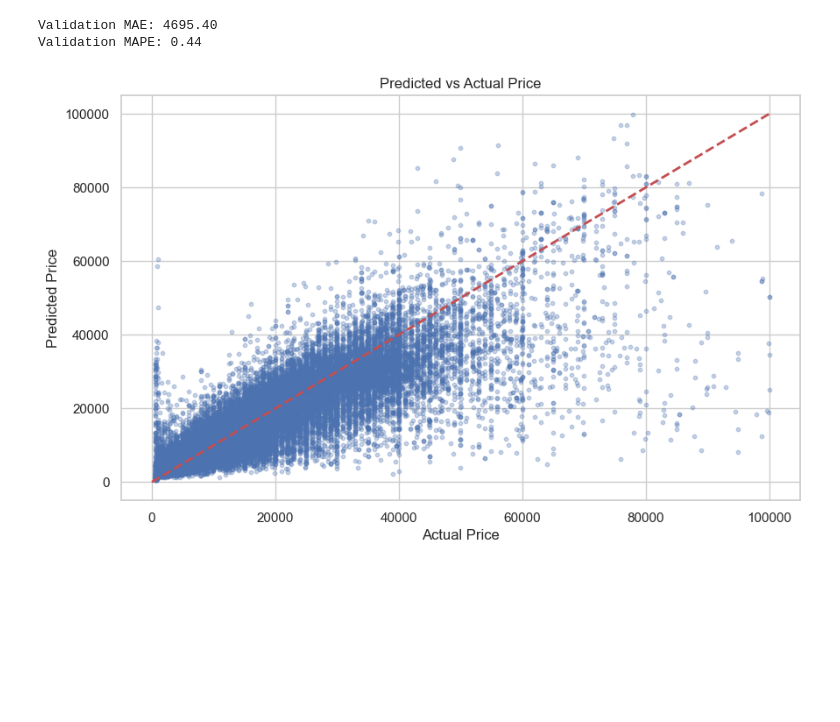
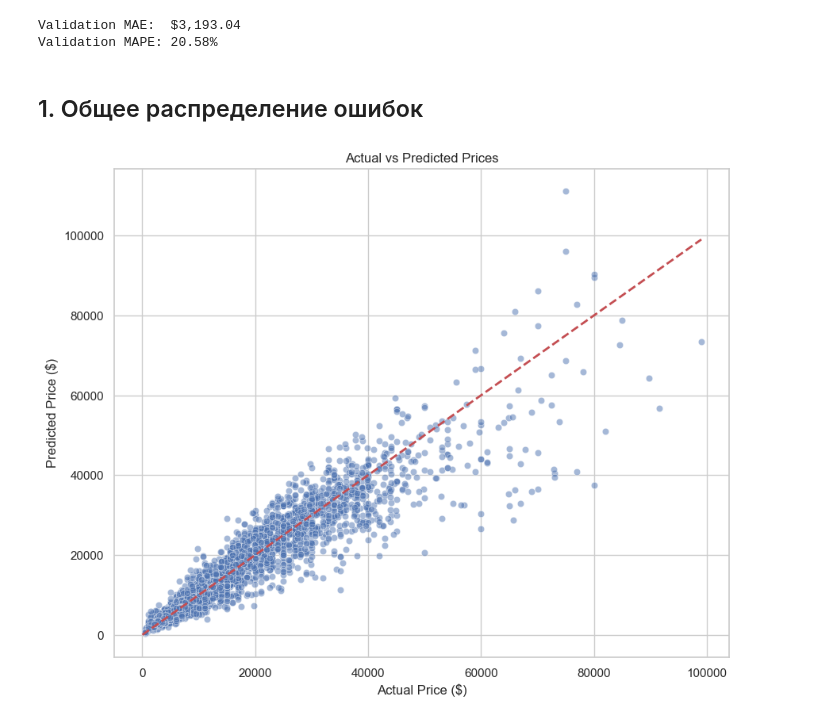
Before and after one commit to 700-2k/Craiglist-cars-price-prediction, a Jupyter notebook: notebooks/06_error_analysis.ipynb, the cells around one changed output. Cells and saved outputs as stored; diff of their text form; code cells hidden in the pictures; blank space fills up the shorter version.

```diff
--- a/notebooks/06_error_analysis.ipynb
+++ b/notebooks/06_error_analysis.ipynb
@@ -19,5 +46,7 @@ plt.rcParams["figure.figsize"] = (10, 6)
 # %%
-# Вспомогательные функции
+# Вспомогательные функции, которые нужны для десериализации пайплайна (т.к. он был сохранен в __main__)
+import pandas as pd
+
 def categorical_without_description(X_df: pd.DataFrame) -> list[str]:
     cat_cols = X_df.select_dtypes(include=["object", "category"]).columns.tolist()
     return [col for col in cat_cols if col != "description"]
@@ -25,34 +54,19 @@ def categorical_without_description(X_df: pd.DataFrame) -> list[str]:
 def numeric_columns(X_df: pd.DataFrame) -> list[str]:
     return X_df.select_dtypes(exclude=["object", "category"]).columns.tolist()
 
-# Загружаем данные
-data_path = Path("../data/interim/train_filtered.csv")
-df = pd.read_csv(data_path, index_col=0)
+# Загружаем финальный пайплайн
+model_path = "../models/final_model.pkl"
+pipe = joblib.load(model_path)
 
-y = df["price"].copy()
-X = df.drop(columns=["price"]).copy()
+# Делаем предсказания
+y_pred = pipe.predict(X)
 
-# Загружаем лучшую модель
+# Считаем базовые метрики
+mae = mean_absolute_error(y_true, y_pred)
+mape = mean_absolute_percentage_error(y_true, y_pred)
 
-# Вспомогательные функции для пайплайна (нужны для загрузки модели)
-def categorical_without_description(X_df: pd.DataFrame) -> list[str]:
-    pass
-
-def numeric_columns(X_df: pd.DataFrame) -> list[str]:
-    pass
-
-model_path = Path("../data/interim/best_model_pipeline.pkl")
-best_pipe = joblib.load(model_path)
-
-# Сделаем предсказания на всём train, так как мы хотим проанализировать характер ошибок
-# (в реальной задаче анализ лучше делать на validation set, сделаем сплит)
-X_train, X_val, y_train, y_val = train_test_split(X, y, test_size=0.2, random_state=42)
-y_pred_val = best_pipe.predict(X_val)
-
-mae = mean_absolute_error(y_val, y_pred_val)
-mape = mean_absolute_percentage_error(y_val, y_pred_val)
-print(f"Validation MAE: {mae:.2f}")
-print(f"Validation MAPE: {mape:.2f}")
+print(f"Validation MAE:  ${mae:,.2f}")
+print(f"Validation MAPE: {mape:.2%}")
 # %% [output]
-Validation MAE: 4695.40
-Validation MAPE: 0.44
+Validation MAE:  $3,193.04
+Validation MAPE: 20.58%
@@ -66,12 +73,22 @@ val_results["error"] = y_pred_val - y_val
-# %%
-# 1. Распределение ошибок (Predicted vs Actual)
-plt.figure(figsize=(10, 6))
-plt.scatter(val_results["actual_price"], val_results["predicted_price"], alpha=0.3, s=10)
-plt.plot([0, 100000], [0, 100000], 'r--', lw=2)
-plt.xlabel("Actual Price")
-plt.ylabel("Predicted Price")
-plt.title("Predicted vs Actual Price")
-plt.show()
-# %% [output]
-[figure, removed]
+# %% [markdown]
+## 1. Общее распределение ошибок
+# %%
+# Собираем DataFrame с предсказаниями и ошибками
+results = X.copy()
+results["price_true"] = y_true
+results["price_pred"] = y_pred
+results["error_abs"] = np.abs(y_true - y_pred)
+results["error_pct"] = results["error_abs"] / y_true * 100
+
+# 1. График Predicted vs Actual
+plt.figure(figsize=(10, 8))
+sns.scatterplot(x=results["price_true"], y=results["price_pred"], alpha=0.5)
+plt.plot([0, results["price_true"].max()], [0, results["price_true"].max()], 'r--', lw=2) # Идеальная линия
+plt.title("Actual vs Predicted Prices")
+plt.xlabel("Actual Price ($)")
+plt.ylabel("Predicted Price ($)")
+plt.savefig("../reports/figures/actual_vs_predicted.png", bbox_inches="tight")
+plt.show()
+# %% [output]
+[figure, added]
 # %%
```
Also changed, not shown: parts of 18 cells of this notebook, 5 other files.
